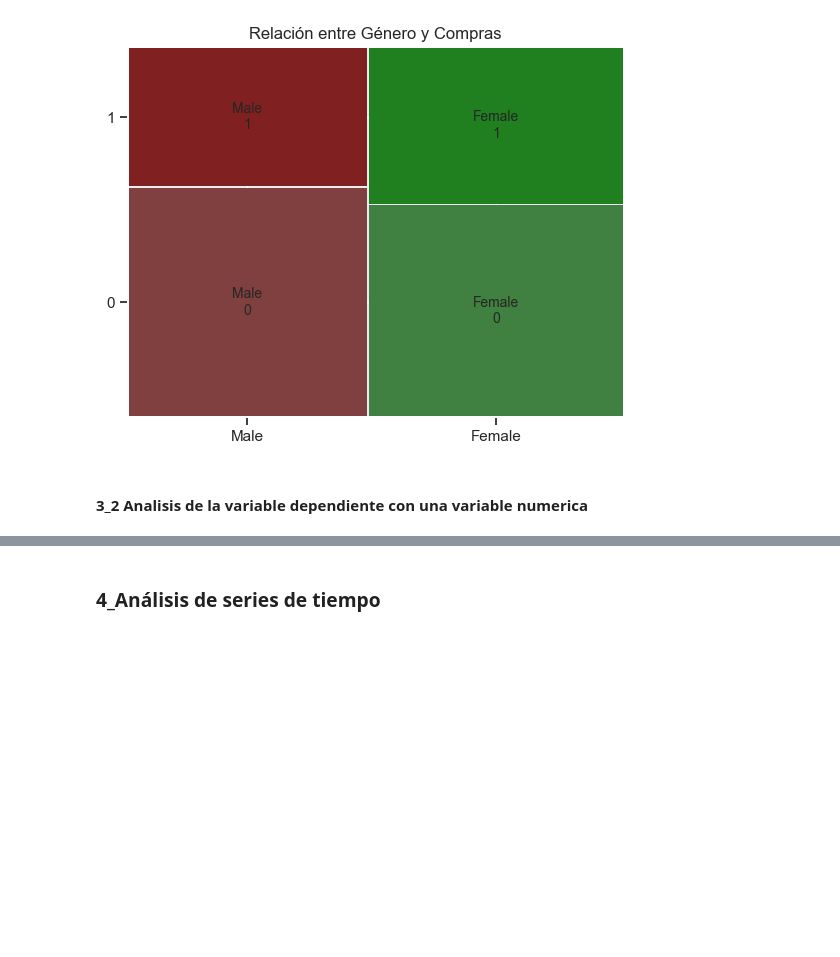
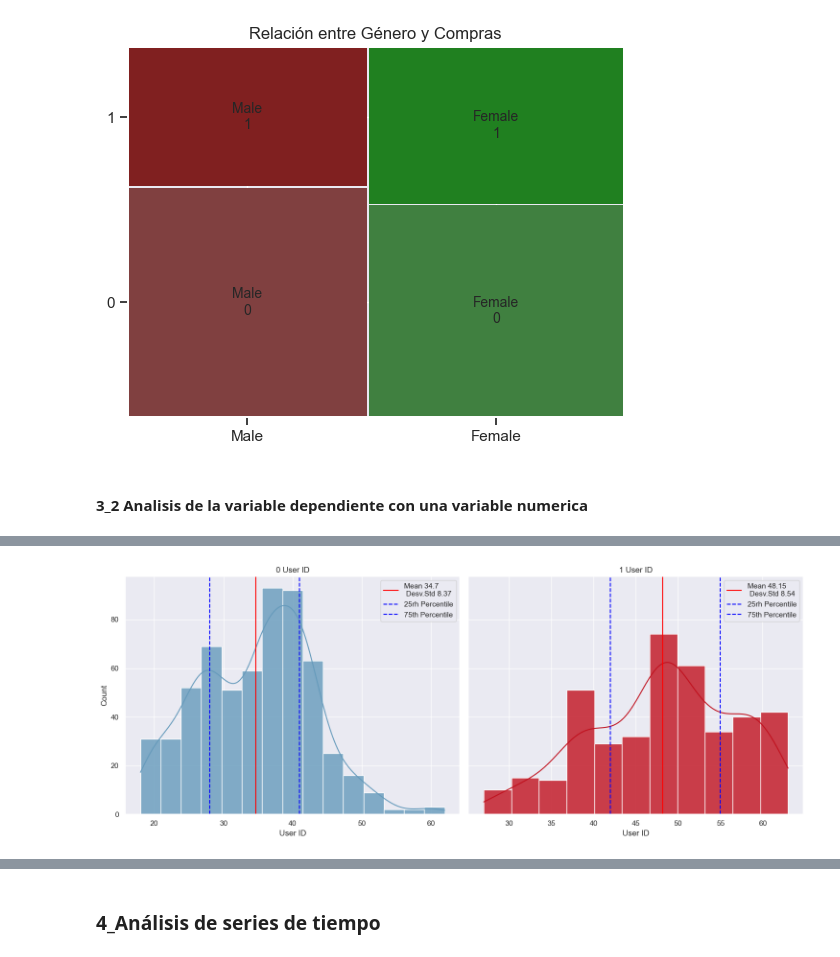
Before and after one commit to jluis-ml/Proyecto-venta-de-autos, a Jupyter notebook: 3_EDA.ipynb, the cells around one changed output, grey strips where cells are left out. Drawn from its saved outputs; the diff is of its cells as text; code cells hidden in the pictures; blank space fills up the shorter version.

```diff
--- a/3_EDA.ipynb
+++ b/3_EDA.ipynb
@@ -470,0 +487,4 @@ plt.show()
+# %%
+analizing_target_by_feature_stat("Purchased","Age",data)
+# %% [output]
+[figure, added]
```
Also changed, not shown: parts of 20 cells of this notebook.
